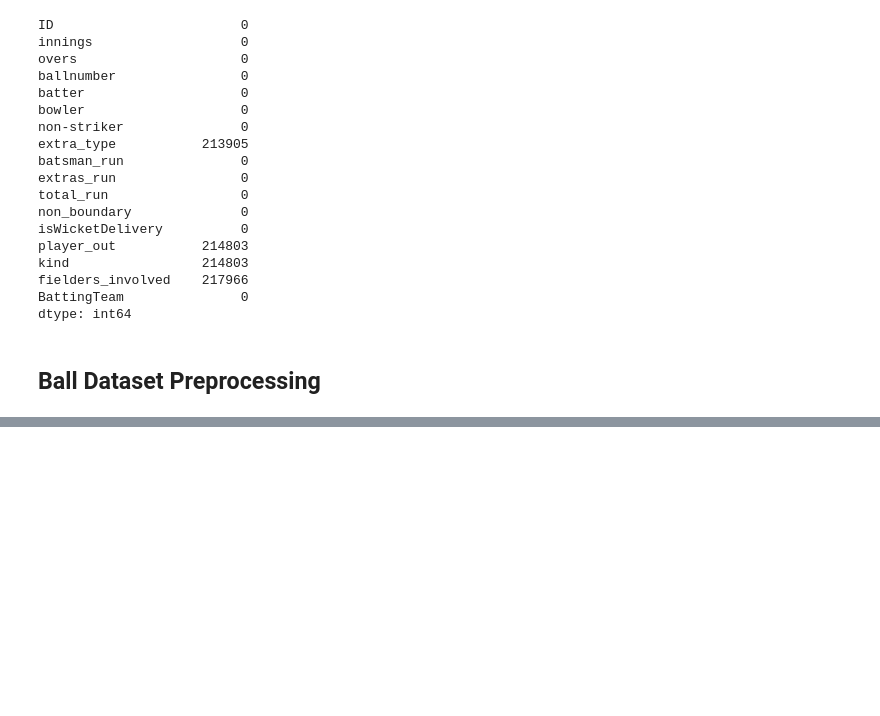
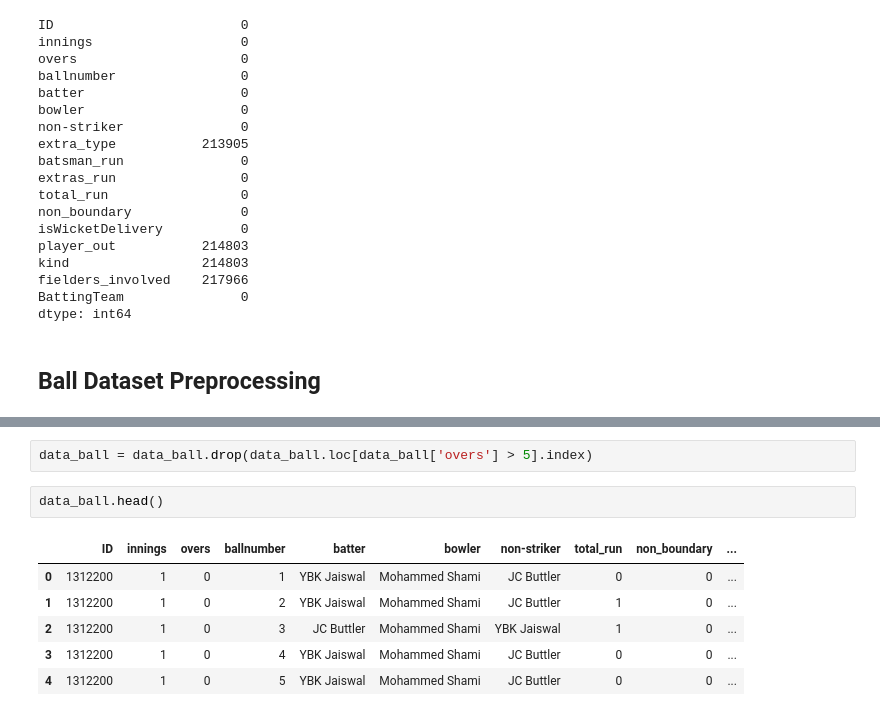
Before and after one commit to pyparul/ML_IPL_Score_Prediction, a Jupyter notebook: mymodelfile.ipynb, the cells around one changed output, grey strips where cells are left out. Saved outputs shown, nothing was run; the diff lists cells and outputs as text; blank space fills up the shorter version.

```diff
--- a/mymodelfile.ipynb
+++ b/mymodelfile.ipynb
@@ -70,0 +170,11 @@ dtype: int64
+# %%
+data_ball = data_ball.drop(data_ball.loc[data_ball['overs'] > 5].index)
+# %%
+data_ball.head()
+# %% [output]
+|  | ID | innings | overs | ballnumber | batter | bowler | non-striker | total_run | non_boundary | ... |
+| 0 | 1312200 | 1 | 0 | 1 | YBK Jaiswal | Mohammed Shami | JC Buttler | 0 | 0 | ... |
+| 1 | 1312200 | 1 | 0 | 2 | YBK Jaiswal | Mohammed Shami | JC Buttler | 1 | 0 | ... |
+| 2 | 1312200 | 1 | 0 | 3 | JC Buttler | Mohammed Shami | YBK Jaiswal | 1 | 0 | ... |
+| 3 | 1312200 | 1 | 0 | 4 | YBK Jaiswal | Mohammed Shami | JC Buttler | 0 | 0 | ... |
+| 4 | 1312200 | 1 | 0 | 5 | YBK Jaiswal | Mohammed Shami | JC Buttler | 0 | 0 | ... |
```
Also changed, not shown: parts of 15 cells of this notebook.
